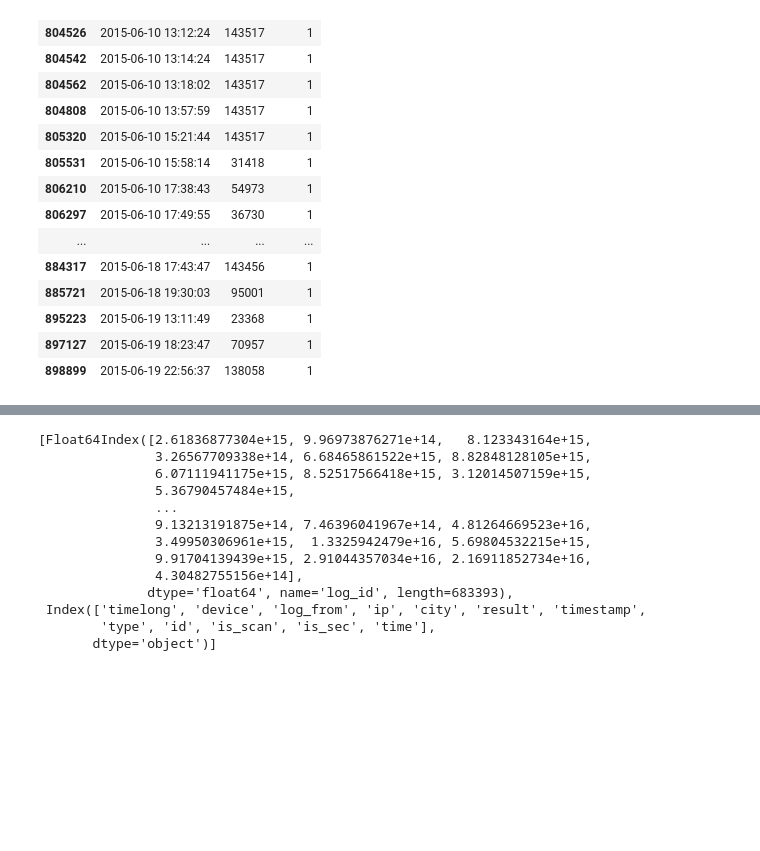
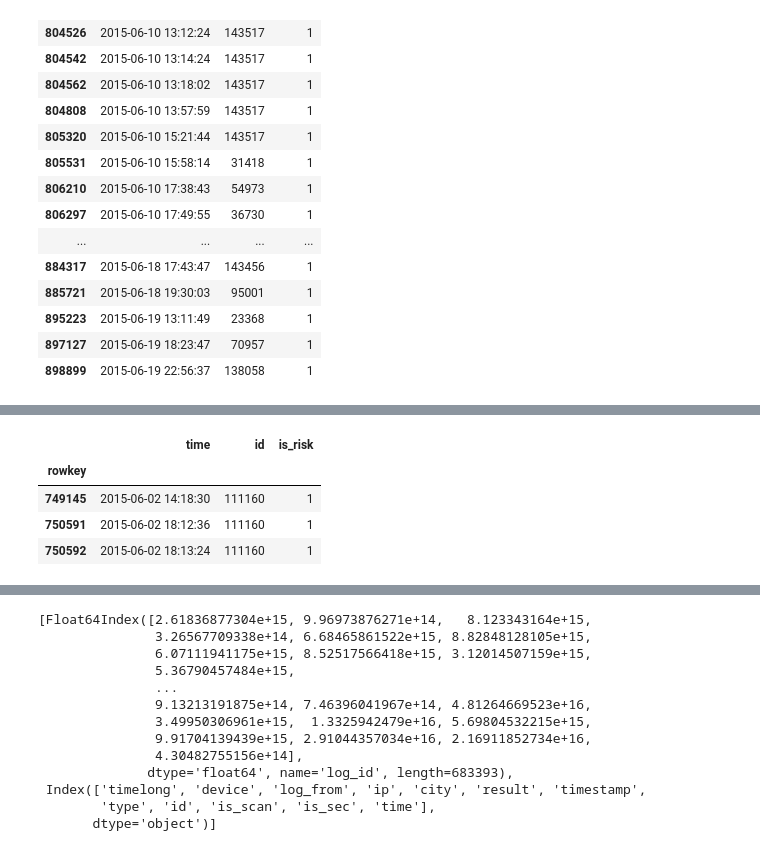
Before and after one commit to tusonggao/Kaggle_code, a Jupyter notebook: jd_contest/jd_contest.ipynb, the cells around one changed output, grey strips where cells are left out. Saved outputs shown, nothing was run; the diff lists cells and outputs as text; code cells hidden in the pictures; blank space fills up the shorter version.

```diff
--- a/jd_contest/jd_contest.ipynb
+++ b/jd_contest/jd_contest.ipynb
@@ -85,0 +84,13 @@ test_outcomes_df[actual_is_safe & predicted_notequal_real]
+# %%
+def get_compared_by_id(user_id):
+    return ( trade_df[trade_df.id==user_id].sort_values(by='time', ascending = True),
+            merged_login_df[merged_login_df.id==user_id].sort_values(by='time', ascending = True) )
+
+pairs = get_compared_by_id(111160)
+pairs[0]
+# %% [output]
+|  | time | id | is_risk |
+| rowkey |  |  |  |
+| 749145 | 2015-06-02 14:18:30 | 111160 | 1 |
+| 750591 | 2015-06-02 18:12:36 | 111160 | 1 |
+| 750592 | 2015-06-02 18:13:24 | 111160 | 1 |
```
Also changed, not shown: parts of 6 cells of this notebook, 3 other files.
